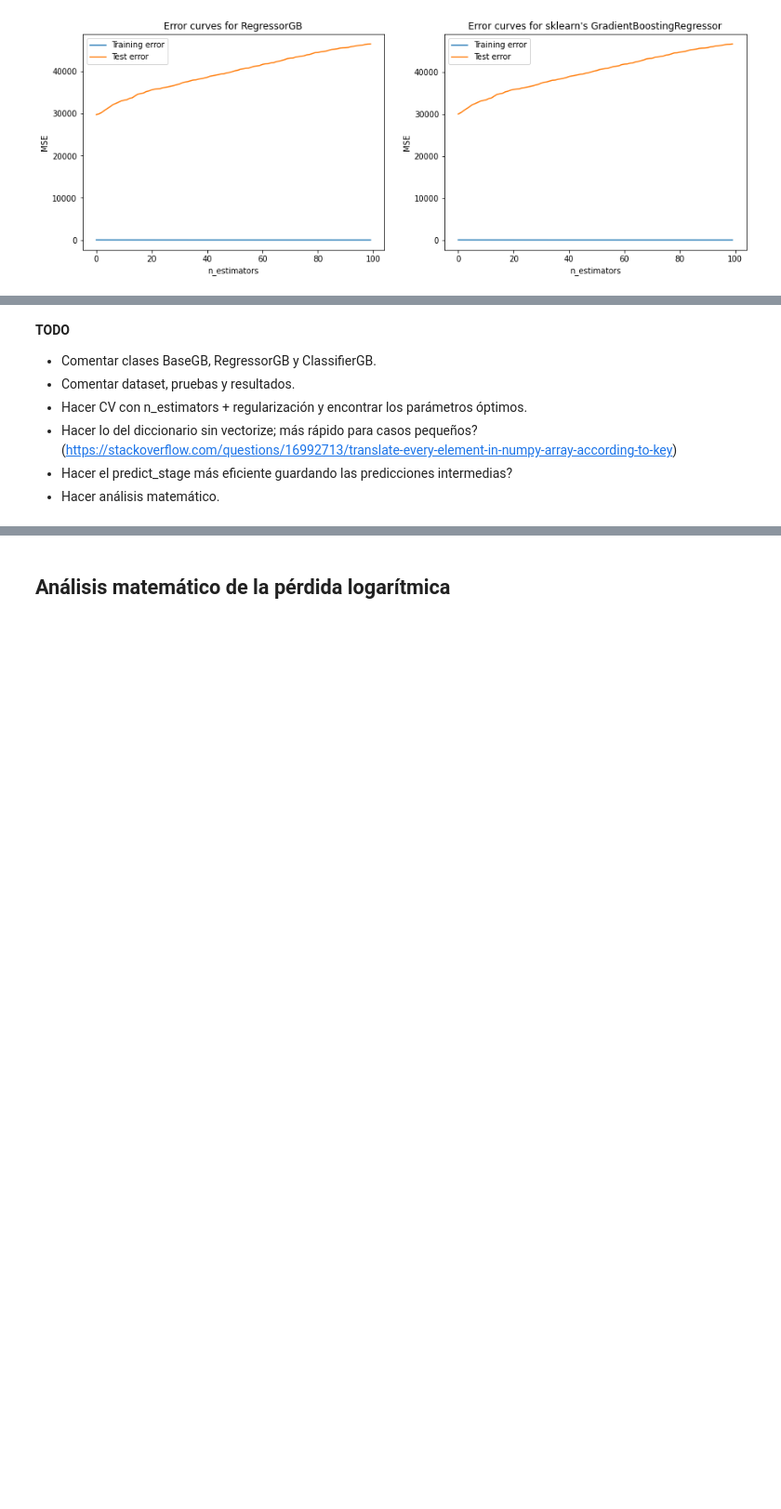
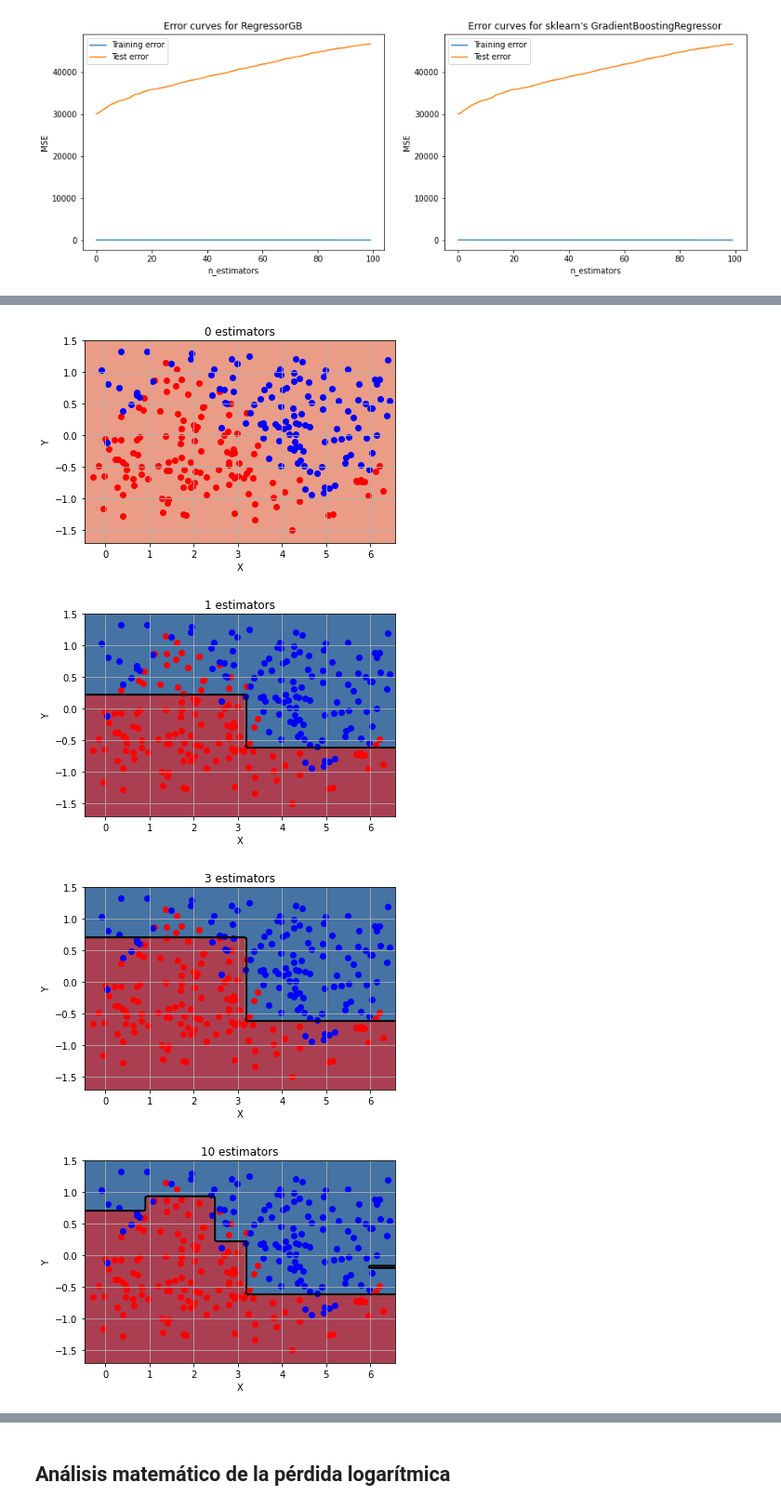
Before and after one commit to Ludvins/MCD_Practicas_MAAA, a Jupyter notebook: P2/P2_boosting.ipynb, the cells around one changed output, grey strips where cells are left out. Shown: that part at 93% size. Cells and saved outputs as stored; diff of their text form; code cells hidden in the pictures; blank space fills up the shorter version.

```diff
--- a/P2/P2_boosting.ipynb
+++ b/P2/P2_boosting.ipynb
@@ -11,7 +12,7 @@ import matplotlib.pyplot as plt
 # %% [markdown]
 ### Funciones auxiliares
 # %%
-def plotModel(x,y,clase,clf,title=""):
+def plotModel(x,y,clase,clf,title="", stage = None):
     from matplotlib.colors import ListedColormap
 
     x_min, x_max = x.min() - .2, x.max() + .2
@@ -21,13 +22,16 @@ def plotModel(x,y,clase,clf,title=""):
     xx, yy = np.meshgrid(np.arange(x_min, x_max, hx), np.arange(y_min, y_max, hy))
 
     separator= 0.0
-    if hasattr(clf, "decision_function"):
-        z = clf.decision_function(np.c_[xx.ravel(), yy.ravel()])
-    elif hasattr(clf, "predict_proba"):
-        z = clf.predict_proba(np.c_[xx.ravel(), yy.ravel()])[:, 1]
-        separator = 0.5
+    if stage is None:
+        if hasattr(clf, "decision_function"):
+            z = clf.decision_function(np.c_[xx.ravel(), yy.ravel()])
+        elif hasattr(clf, "predict_proba"):
+            z = clf.predict_proba(np.c_[xx.ravel(), yy.ravel()])[:, 1]
+            separator = 0.5
+        else:
+            z = clf.predict(np.c_[xx.ravel(), yy.ravel()])
     else:
-        z = clf.predict(np.c_[xx.ravel(), yy.ravel()])
+        z = clf.predict_staged(np.c_[xx.ravel(), yy.ravel()], stage)[stage]
 
     z = z.reshape(xx.shape)
     cm = plt.cm.RdBu
@@ -638,9 +659,9 @@ plt.show()
-# %% [markdown]
-**TODO**
-
-- Comentar clases BaseGB, RegressorGB y ClassifierGB.
-- Comentar dataset, pruebas y resultados.
-- Hacer CV con n_estimators + regularización y encontrar los parámetros óptimos.
-- Hacer lo del diccionario sin vectorize; más rápido para casos pequeños?(https://stackoverflow.com/questions/16992713/translate-every-element-in-numpy-array-according-to-key)
-- Hacer el predict_stage más eficiente guardando las predicciones intermedias?
-- Hacer análisis matemático.
+# %%
+for m in [0, 1, 3, 10, 25, 50, 100]:
+    plotModel(Xtest_reg, Ytest_reg, Ytest_class, gbc, title=f"{m} estimators", stage = m)
+    plt.show()
+# %% [output]
+[figure, added]
+[figure, added]
+[figure, added]
+[figure, added]
```
Also changed, not shown: parts of 11 cells of this notebook.
